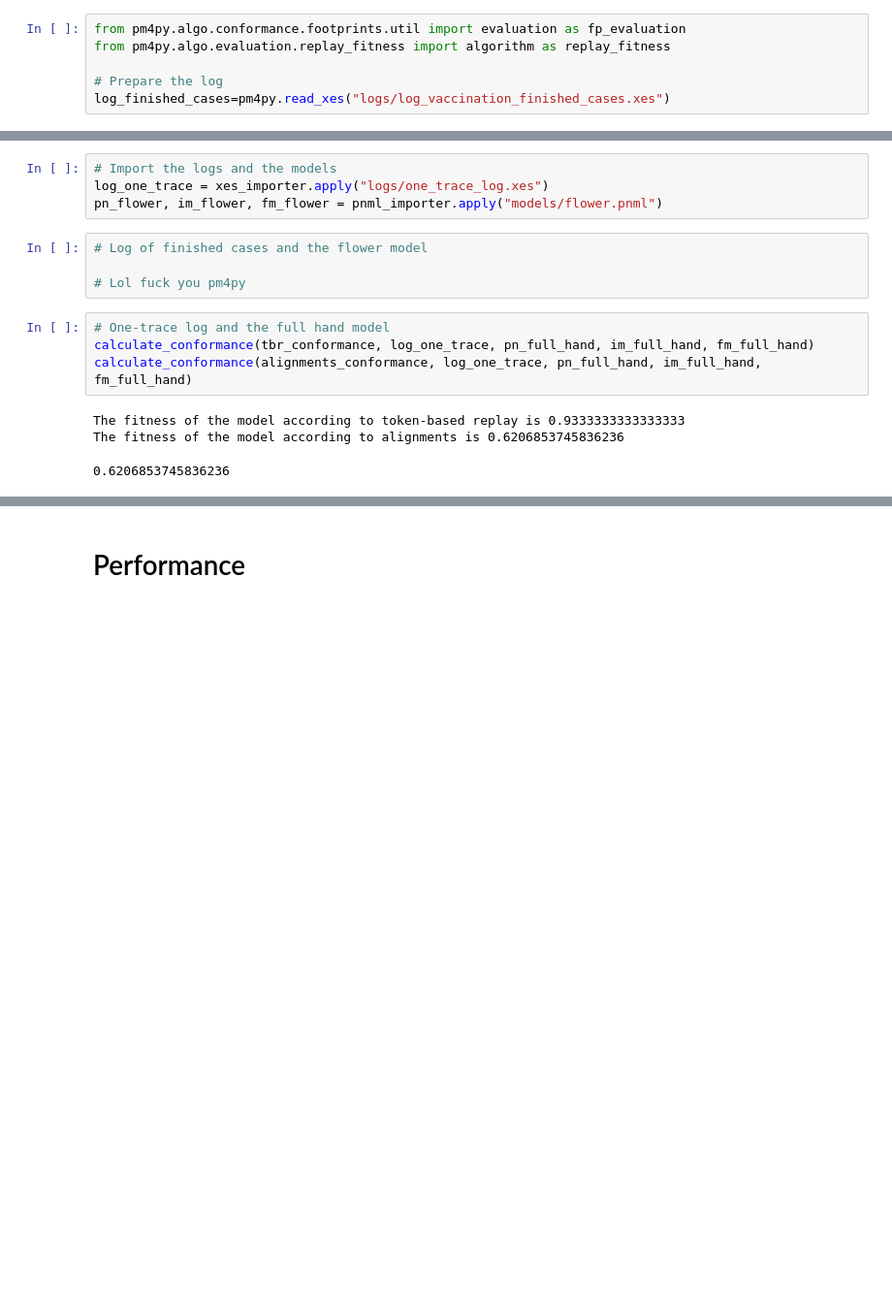
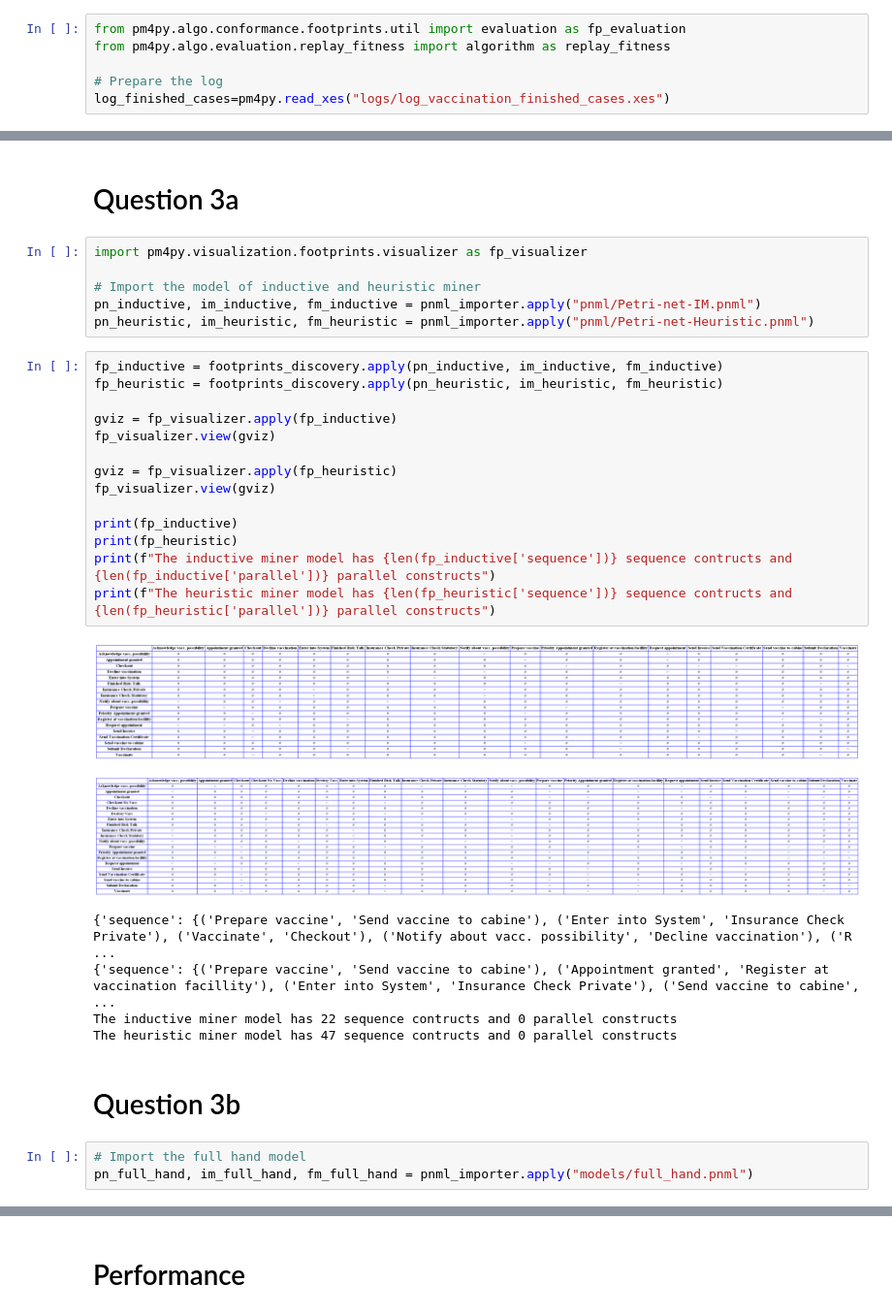
Before and after one commit to tranvutuan2001/APM1, a Jupyter notebook: notebook_template.ipynb, the cells around one changed output, grey strips where cells are left out. Shown: that part at 97% size. Saved outputs shown, nothing was run; the diff lists cells and outputs as text; blank space fills up the shorter version.

```diff
--- a/notebook_template.ipynb
+++ b/notebook_template.ipynb
@@ -286,16 +221,34 @@ The fitness of the model according to alignments is 0.9598597978930206
-# %%
-# Import the logs and the models
-log_one_trace = xes_importer.apply("logs/one_trace_log.xes")
-pn_flower, im_flower, fm_flower = pnml_importer.apply("models/flower.pnml")
-# %%
-# Log of finished cases and the flower model
-
-# Lol fuck you pm4py
-# %%
-# One-trace log and the full hand model
-calculate_conformance(tbr_conformance, log_one_trace, pn_full_hand, im_full_hand, fm_full_hand)
-calculate_conformance(alignments_conformance, log_one_trace, pn_full_hand, im_full_hand, fm_full_hand)
-# %% [output]
-The fitness of the model according to token-based replay is 0.9333333333333333
-The fitness of the model according to alignments is 0.6206853745836236
-0.6206853745836236
+# %% [markdown]
+# Question 3a
+# %%
+import pm4py.visualization.footprints.visualizer as fp_visualizer
+
+# Import the model of inductive and heuristic miner
+pn_inductive, im_inductive, fm_inductive = pnml_importer.apply("pnml/Petri-net-IM.pnml")
+pn_heuristic, im_heuristic, fm_heuristic = pnml_importer.apply("pnml/Petri-net-Heuristic.pnml")
+# %%
+fp_inductive = footprints_discovery.apply(pn_inductive, im_inductive, fm_inductive)
+fp_heuristic = footprints_discovery.apply(pn_heuristic, im_heuristic, fm_heuristic)
+
+gviz = fp_visualizer.apply(fp_inductive)
+fp_visualizer.view(gviz)
+
+gviz = fp_visualizer.apply(fp_heuristic)
+fp_visualizer.view(gviz)
+
+print(fp_inductive)
+print(fp_heuristic)
+print(f"The inductive miner model has {len(fp_inductive['sequence'])} sequence contructs and {len(fp_inductive['parallel'])} parallel constructs")
+print(f"The heuristic miner model has {len(fp_heuristic['sequence'])} sequence contructs and {len(fp_heuristic['parallel'])} parallel constructs")
+# %% [output]
+[figure, added]
+[figure, added]
+{'sequence': {('Prepare vaccine', 'Send vaccine to cabine'), ('Enter into System', 'Insurance Check Private'), ('Vaccinate', 'Checkout'), ('Notify about vacc. possibility', 'Decline vaccination'), ('R ...
+{'sequence': {('Prepare vaccine', 'Send vaccine to cabine'), ('Appointment granted', 'Register at vaccination facillity'), ('Enter into System', 'Insurance Check Private'), ('Send vaccine to cabine',  ...
+The inductive miner model has 22 sequence contructs and 0 parallel constructs
+The heuristic miner model has 47 sequence contructs and 0 parallel constructs
+# %% [markdown]
+# Question 3b
+# %%
+# Import the full hand model
+pn_full_hand, im_full_hand, fm_full_hand = pnml_importer.apply("models/full_hand.pnml")
```
Also changed, not shown: parts of 15 cells of this notebook.
